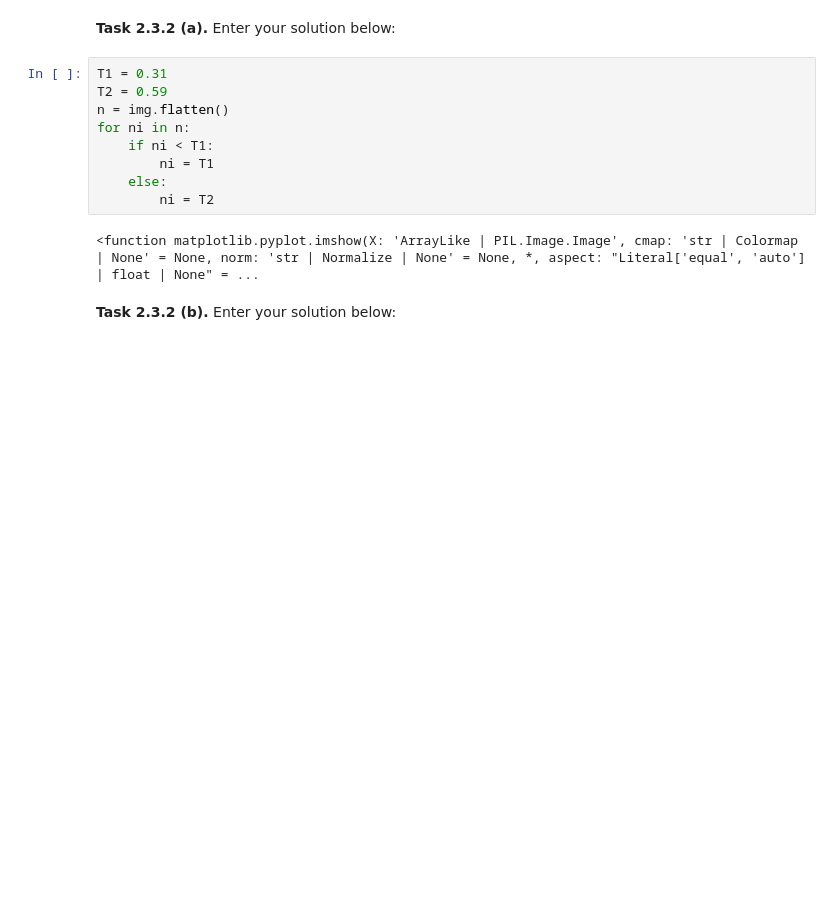
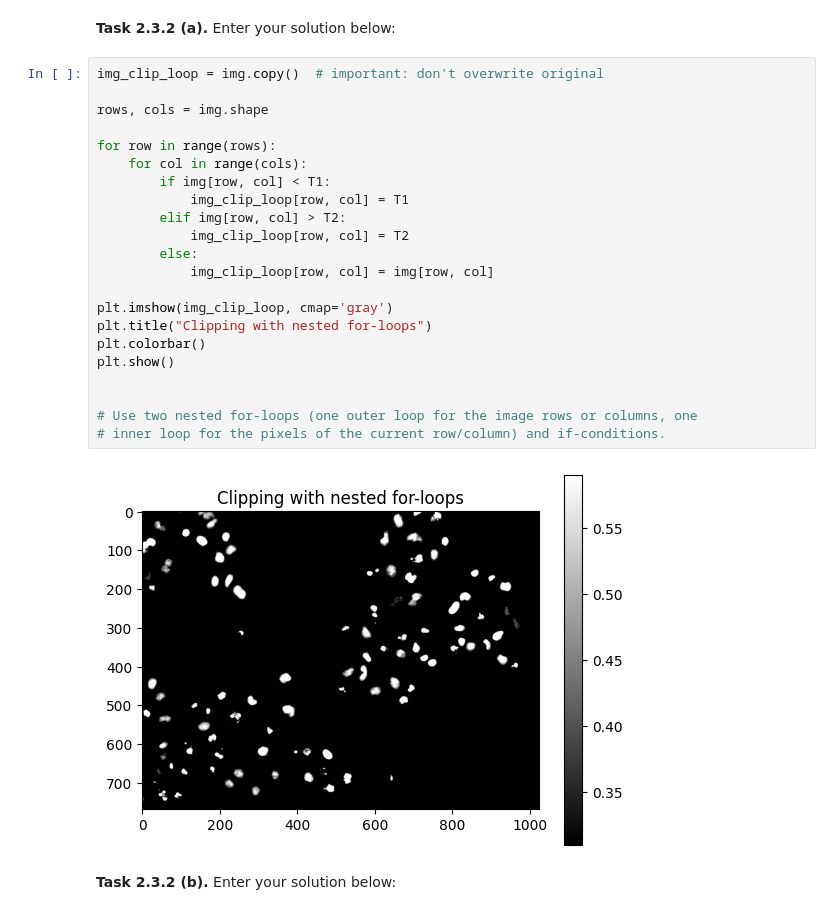
Before and after one commit to MtBaloglu/mobi-fs3-python, a Jupyter notebook: task2.ipynb, the cells around one changed output. Saved outputs shown, nothing was run; the diff lists cells and outputs as text; blank space fills up the shorter version.

```diff
--- a/task2.ipynb
+++ b/task2.ipynb
@@ -72,16 +73,29 @@ plt.imshow(img, 'gray')
 ### Not using the `ndarray.clip` method
 # %% [markdown]
 **<a id="#">Task 2.3.2 (a).</a>** Enter your solution below:
-# %%
-T1 = 0.31
-T2 = 0.59
-n = img.flatten()
-for ni in n:
-    if ni < T1:
-        ni = T1
-    else:
-        ni = T2
-# %% [output]
-<function matplotlib.pyplot.imshow(X: 'ArrayLike | PIL.Image.Image', cmap: 'str | Colormap | None' = None, norm: 'str | Normalize | None' = None, *, aspect: "Literal['equal', 'auto'] | float | None" = ...
+# %%
+img_clip_loop = img.copy()  # important: don't overwrite original
+
+rows, cols = img.shape
+
+for row in range(rows):
+    for col in range(cols):
+        if img[row, col] < T1:
+            img_clip_loop[row, col] = T1
+        elif img[row, col] > T2:
+            img_clip_loop[row, col] = T2
+        else:
+            img_clip_loop[row, col] = img[row, col]
+
+plt.imshow(img_clip_loop, cmap='gray')
+plt.title("Clipping with nested for-loops")
+plt.colorbar()
+plt.show()
+
+
+# Use two nested for-loops (one outer loop for the image rows or columns, one
+# inner loop for the pixels of the current row/column) and if-conditions.
+# %% [output]
+[figure, added]
 # %% [markdown]
 **<a id="#">Task 2.3.2 (b).</a>** Enter your solution below:
```
Also changed, not shown: parts of 7 cells of this notebook, 1 other file.
